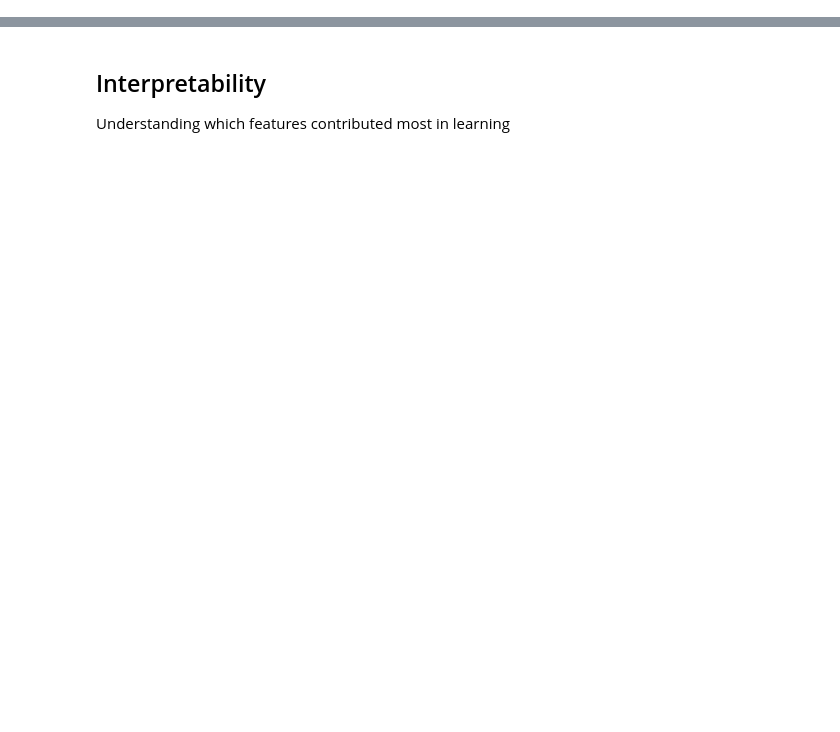
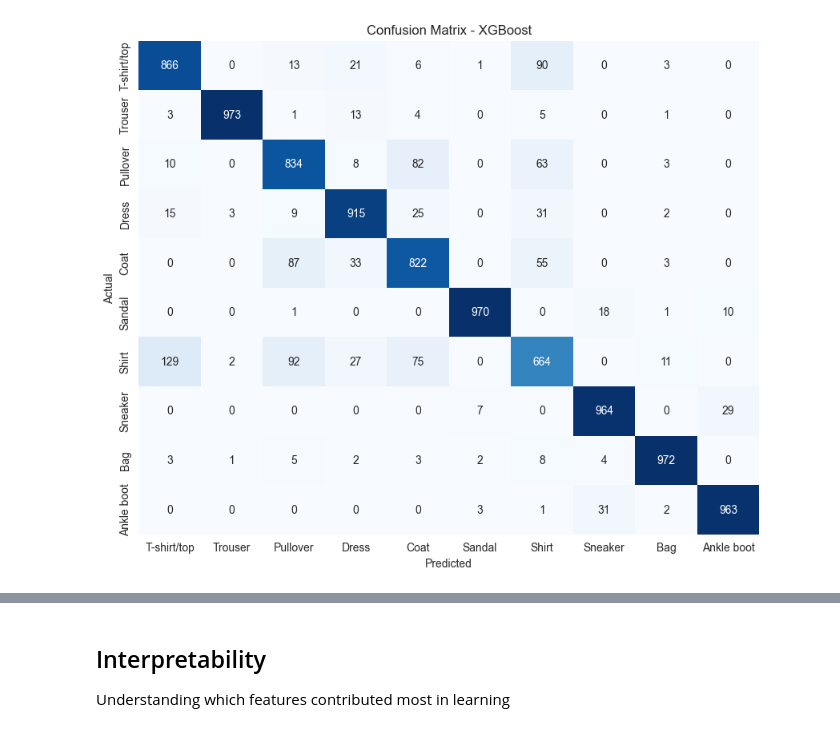
Before and after one commit to ParimiHarsha/FashionMNIST-Classification, a Jupyter notebook: FashionMNIST_classification.ipynb, the cells around one changed output, grey strips where cells are left out. Cells and saved outputs as stored; diff of their text form; code cells hidden in the pictures; blank space fills up the shorter version.

```diff
--- a/FashionMNIST_classification.ipynb
+++ b/FashionMNIST_classification.ipynb
@@ -327,0 +423,6 @@ NotFittedError: This GridSearchCV instance is not fitted yet. Call 'fit' with ap
+# %%
+#Classification Report
+y_pred_test_xgb_fin = xgb_model_fin.predict(X_test)
+
+print("Accuracy on test set : ", accuracy_score(y_test, y_pred_test_xgb_fin))
+print("\nClassification Report on test set : \n", classification_report(y_test, y_pred_test_xgb_fin))
@@ -327,0 +449,14 @@ NotFittedError: This GridSearchCV instance is not fitted yet. Call 'fit' with ap
+# %%
+#Confusion Matrix
+cm_xgb_fin_test = confusion_matrix(y_test, y_pred_test_xgb_fin)
+
+plt.figure(figsize=(10, 8))
+sns.heatmap(cm_xgb_fin_test, annot=True, fmt="d", cmap="Blues", cbar=False,
+            xticklabels=labels.values(), yticklabels=labels.values(),)
+plt.xlabel('Predicted')
+plt.ylabel('Actual')
+plt.title('Confusion Matrix - XGBoost')
+plt.savefig("confusion_matrix_xgboost.jpg",bbox_inches="tight")
+plt.show()
+# %% [output]
+[figure, added]
```
Also changed, not shown: parts of 48 cells of this notebook.
